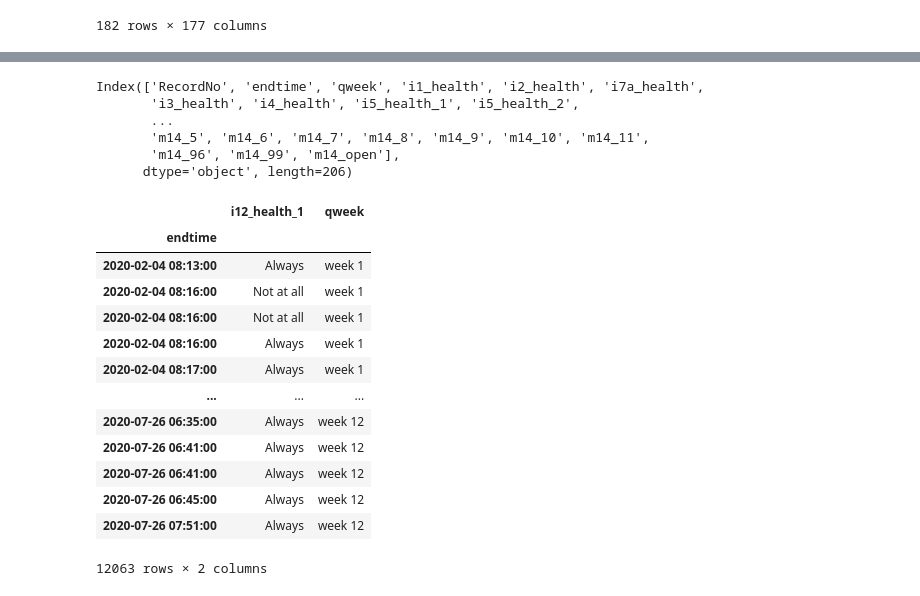
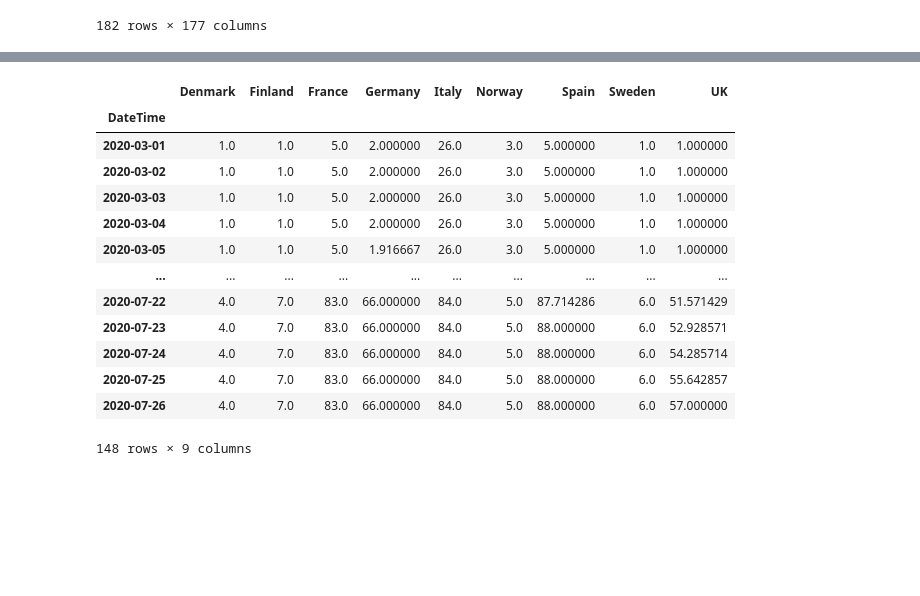
Before and after one commit to martaarozarena/KSchool-Master-Final-Project, a Jupyter notebook: exog_varaibles.ipynb, the cells around one changed output, grey strips where cells are left out. Cells and saved outputs as stored; diff of their text form; code cells hidden in the pictures; blank space fills up the shorter version.

```diff
--- a/exog_varaibles.ipynb
+++ b/exog_varaibles.ipynb
@@ -95,9 +106,30 @@ var_percent_mask = pd.read_csv("https://raw.githubusercontent.com/YouGov-Data/co
+# %%
+url2 = "https://drive.google.com/file/d/1WsBkpNhB5ilLsNxmOZPwdXv66m5tPDHx/view?usp=sharing"
+path2 = 'https://drive.google.com/uc?export=download&id='+url2.split('/')[-2]
+var_percent_mask = pd.read_csv(path2, sep=";")
+# %%
+var_percent_mask.DateTime=pd.to_datetime(var_percent_mask.DateTime)
+var_percent_mask.index=var_percent_mask.DateTime
+var_percent_mask.drop("DateTime",axis=1,inplace=True)
+# %%
+var_percent_mask=var_percent_mask.resample("D").mean()
+# %%
+var_percent_mask.interpolate(method='linear',inplace=True)
+var_percent_mask.fillna(method="bfill",inplace=True)
 # %%
-var_percent_mask.columns
+var_percent_mask
 # %% [output]
+|  | Denmark | Finland | France | Germany | Italy | Norway | Spain | Sweden | UK |
+| DateTime |  |  |  |  |  |  |  |  |  |
+| 2020-03-01 | 1.0 | 1.0 | 5.0 | 2.000000 | 26.0 | 3.0 | 5.000000 | 1.0 | 1.000000 |
+| 2020-03-02 | 1.0 | 1.0 | 5.0 | 2.000000 | 26.0 | 3.0 | 5.000000 | 1.0 | 1.000000 |
+| 2020-03-03 | 1.0 | 1.0 | 5.0 | 2.000000 | 26.0 | 3.0 | 5.000000 | 1.0 | 1.000000 |
+| 2020-03-04 | 1.0 | 1.0 | 5.0 | 2.000000 | 26.0 | 3.0 | 5.000000 | 1.0 | 1.000000 |
+| 2020-03-05 | 1.0 | 1.0 | 5.0 | 1.916667 | 26.0 | 3.0 | 5.000000 | 1.0 | 1.000000 |
+| ... | ... | ... | ... | ... | ... | ... | ... | ... | ... |
+| 2020-07-22 | 4.0 | 7.0 | 83.0 | 66.000000 | 84.0 | 5.0 | 87.714286 | 6.0 | 51.571429 |
+| 2020-07-23 | 4.0 | 7.0 | 83.0 | 66.000000 | 84.0 | 5.0 | 88.000000 | 6.0 | 52.928571 |
+| 2020-07-24 | 4.0 | 7.0 | 83.0 | 66.000000 | 84.0 | 5.0 | 88.000000 | 6.0 | 54.285714 |
+| 2020-07-25 | 4.0 | 7.0 | 83.0 | 66.000000 | 84.0 | 5.0 | 88.000000 | 6.0 | 55.642857 |
+| 2020-07-26 | 4.0 | 7.0 | 83.0 | 66.000000 | 84.0 | 5.0 | 88.000000 | 6.0 | 57.000000 |
-Index(['RecordNo', 'endtime', 'qweek', 'i1_health', 'i2_health', 'i7a_health',
-       'i3_health', 'i4_health', 'i5_health_1', 'i5_health_2',
-       ...
-       'm14_5', 'm14_6', 'm14_7', 'm14_8', 'm14_9', 'm14_10', 'm14_11',
-       'm14_96', 'm14_99', 'm14_open'],
-      dtype='object', length=206)
+148 rows × 9 columns
@@ -110,17 +135,0 @@ var_percent_mask.index=var_percent_mask["endtime"]
-# %%
-var_percent_mask.drop("endtime",axis=1)
-# %% [output]
-|  | i12_health_1 | qweek |
-| endtime |  |  |
-| 2020-02-04 08:13:00 | Always | week 1 |
-| 2020-02-04 08:16:00 | Not at all | week 1 |
-| 2020-02-04 08:16:00 | Not at all | week 1 |
-| 2020-02-04 08:16:00 | Always | week 1 |
-| 2020-02-04 08:17:00 | Always | week 1 |
-| ... | ... | ... |
-| 2020-07-26 06:35:00 | Always | week 12 |
-| 2020-07-26 06:41:00 | Always | week 12 |
-| 2020-07-26 06:41:00 | Always | week 12 |
-| 2020-07-26 06:45:00 | Always | week 12 |
-| 2020-07-26 07:51:00 | Always | week 12 |
-12063 rows × 2 columns
```
Also changed, not shown: parts of 11 cells of this notebook.
